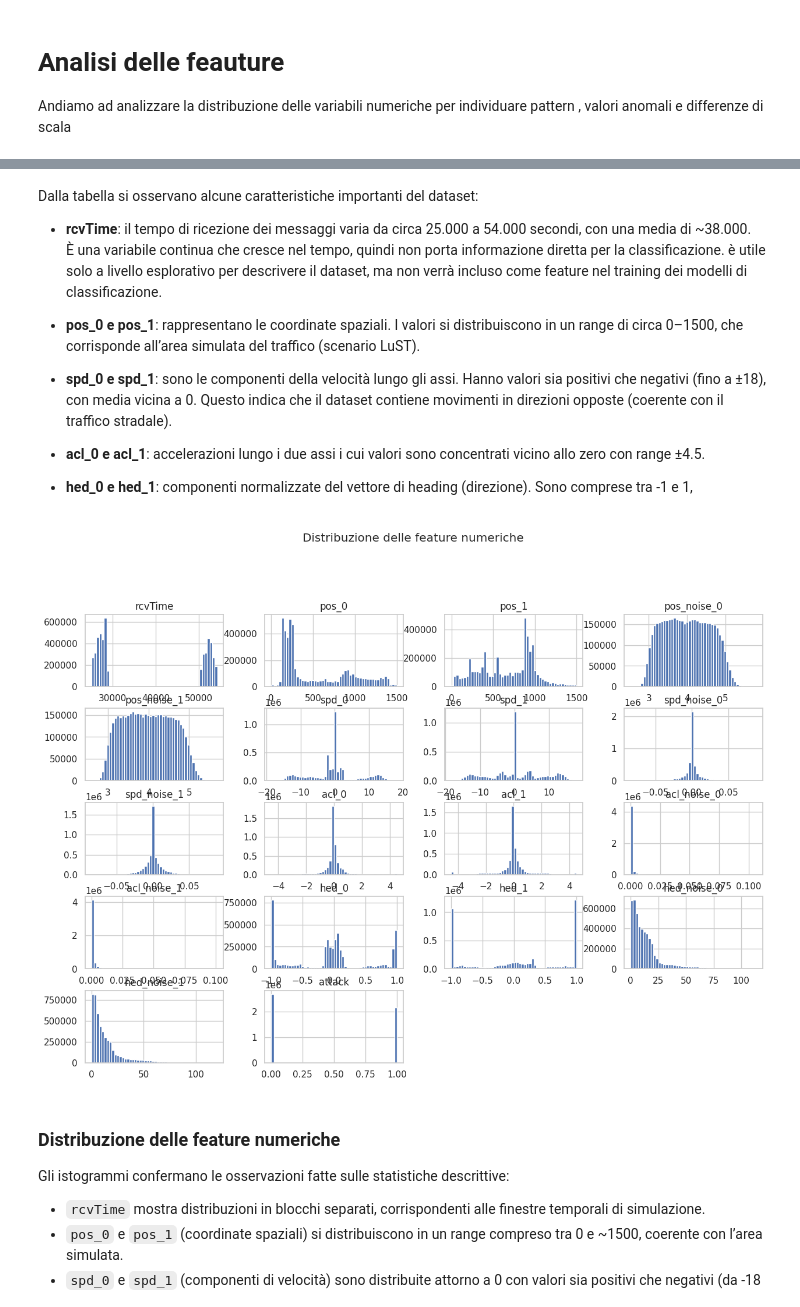
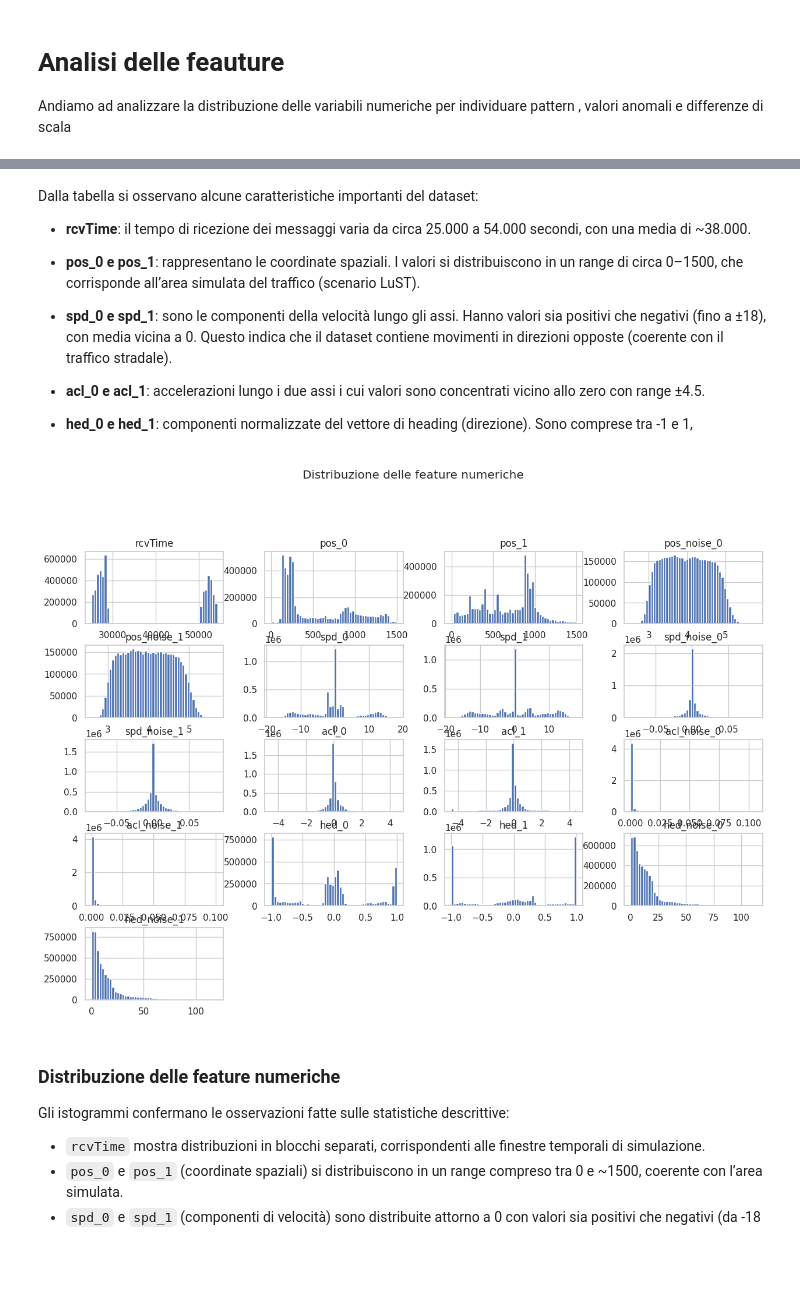
Before and after one commit to gar-nov/tirocinio, a Jupyter notebook: EDA.ipynb, the cells around one changed output, grey strips where cells are left out. Saved outputs shown, nothing was run; the diff lists cells and outputs as text; code cells hidden in the pictures; blank space fills up the shorter version.

```diff
--- a/EDA.ipynb
+++ b/EDA.ipynb
@@ -208,7 +222,7 @@ display(stats)
 Dalla tabella si osservano alcune caratteristiche importanti del dataset:
 
 - **rcvTime**: il tempo di ricezione dei messaggi varia da circa 25.000 a 54.000 secondi, con una media di ~38.000.
-  È una variabile continua che cresce nel tempo, quindi non porta informazione diretta per la classificazione. è utile solo a livello esplorativo per descrivere il dataset, ma non verrà incluso come feature nel training dei modelli di classificazione.
+
 
 - **pos_0 e pos_1**: rappresentano le coordinate spaziali. I valori si distribuiscono in un range di circa 0–1500,
   che corrisponde all’area simulata del traffico (scenario LuST).
@@ -223,11 +237,11 @@ Dalla tabella si osservano alcune caratteristiche importanti del dataset:
 - **hed_0 e hed_1**: componenti normalizzate del vettore di heading (direzione). Sono comprese tra -1 e 1,
 # %%
 # Istogrammi di tutte le feature numeriche
-data.hist(bins=50, figsize=(15,10))
+data.drop(columns=['attack']).hist(bins=50, figsize=(15,10))
 plt.suptitle("Distribuzione delle feature numeriche", y=1.02)
 plt.show()
 # %% [output]
-[figure, old version]
+[figure, new version]
 # %% [markdown]
 ### Distribuzione delle feature numeriche
 
```
Also changed, not shown: parts of 10 cells of this notebook.
